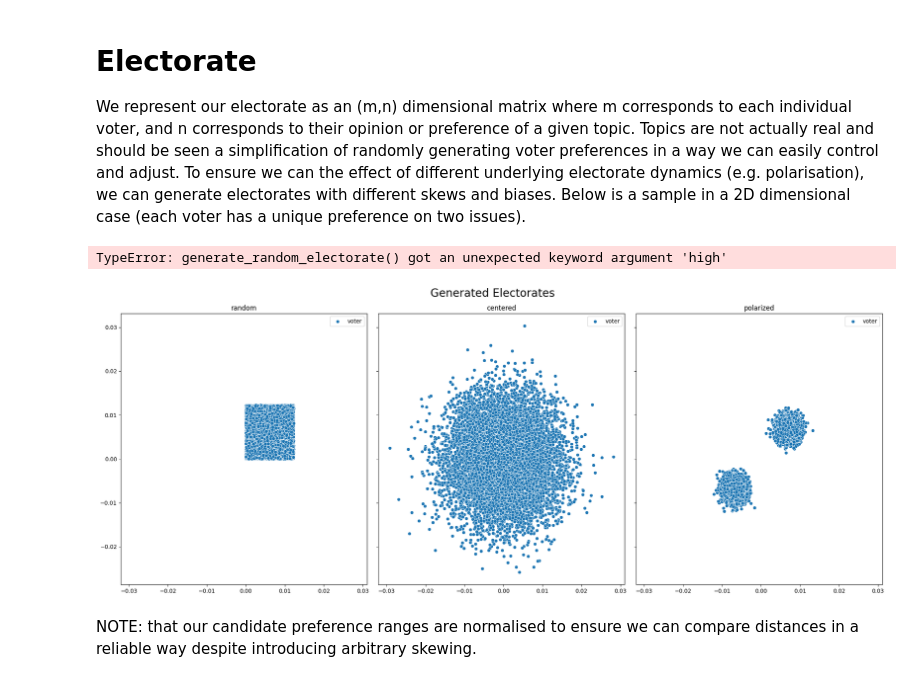
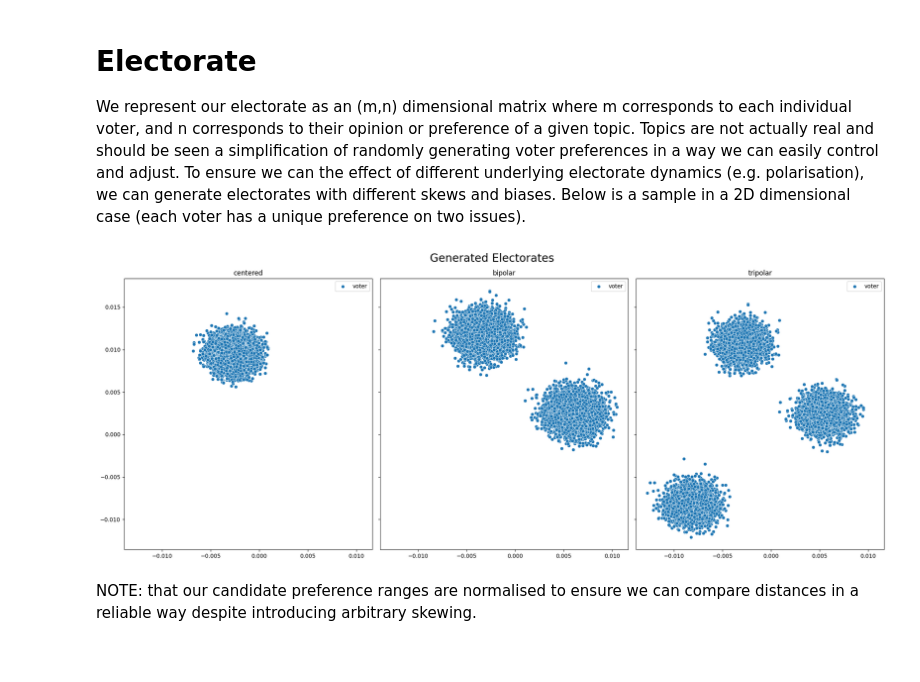
Before and after one commit to Expan75/complex-simulation-project, a Jupyter notebook: experiments.ipynb, the cells around one changed output. Cells and saved outputs as stored; diff of their text form; code cells hidden in the pictures.

Commit message:
add seeded generation of k cluster electorate

```diff
--- a/experiments.ipynb
+++ b/experiments.ipynb
@@ -13,34 +13,32 @@ from src.vsim.simulation import VotingSimulator
 # Electorate
 
 We represent our electorate as an (m,n) dimensional matrix where m corresponds to each individual voter, and n corresponds to their opinion or preference of a given topic. Topics are not actually real and should be seen a simplification of randomly generating voter preferences in a way we can easily control and adjust. To ensure we can the effect of different underlying electorate dynamics (e.g. polarisation), we can generate electorates with different skews and biases. Below is a sample in a 2D dimensional case (each voter has a unique preference on two issues).
-# %%
-electorate.generate_random_electorate(POPULATION_SIZE, ISSUES, high=2)
-# %% [output]
-TypeError: generate_random_electorate() got an unexpected keyword argument 'high'
 # %%
 from src.vsim import electorate
 
+# params for generation; note that given O(n^2) for NN search, it is recommended to note over do population size.
+SEED = 42
 ISSUES = 2
 POPULATION_SIZE = 10_000
 
-random = electorate.setup_electorate(POPULATION_SIZE, ISSUES, scenario="random")
-centered = electorate.setup_electorate(POPULATION_SIZE, ISSUES, scenario="centered")
-polarized = electorate.setup_electorate(POPULATION_SIZE, ISSUES, scenario="polarized")
+centered = electorate.setup_electorate(POPULATION_SIZE, ISSUES, scenario="centered", seed=SEED)
+bipolar = electorate.setup_electorate(POPULATION_SIZE, ISSUES, scenario="bipolar", seed=SEED)
+tripolar = electorate.setup_electorate(POPULATION_SIZE, ISSUES, scenario="tripolar", seed=SEED)
 
 fig, (ax1, ax2, ax3) = plt.subplots(1,3, sharey=True, sharex=True, tight_layout=True, figsize=(20, 8))
-sns.scatterplot(x=random[:, 0], y=random[:, 1], ax=ax1, label="voter")
-ax1.set_title("random")
+sns.scatterplot(x=centered[:, 0], y=centered[:, 1], ax=ax1, label="voter")
+ax1.set_title("centered")
 
-sns.scatterplot(x=centered[:, 0], y=centered[:, 1], ax=ax2, label="voter")
-ax2.set_title("centered")
+sns.scatterplot(x=bipolar[:, 0], y=bipolar[:, 1], ax=ax2, label="voter")
+ax2.set_title("bipolar")
 
-sns.scatterplot(x=polarized[:, 0], y=polarized[:, 1], ax=ax3, label="voter")
-ax3.set_title("polarized")
+sns.scatterplot(x=tripolar[:, 0], y=tripolar[:, 1], ax=ax3, label="voter")
+ax3.set_title("tripolar")
 
 fig.suptitle("Generated Electorates", fontsize=20)
 plt.show()
 # %% [output]
-[figure, old version]
+[figure, new version]
 # %% [markdown]
 NOTE: that our candidate preference ranges are normalised to ensure we can compare distances in a reliable way despite introducing arbitrary skewing.
 # %% [markdown]
```
Also changed, not shown: 1 other file.
